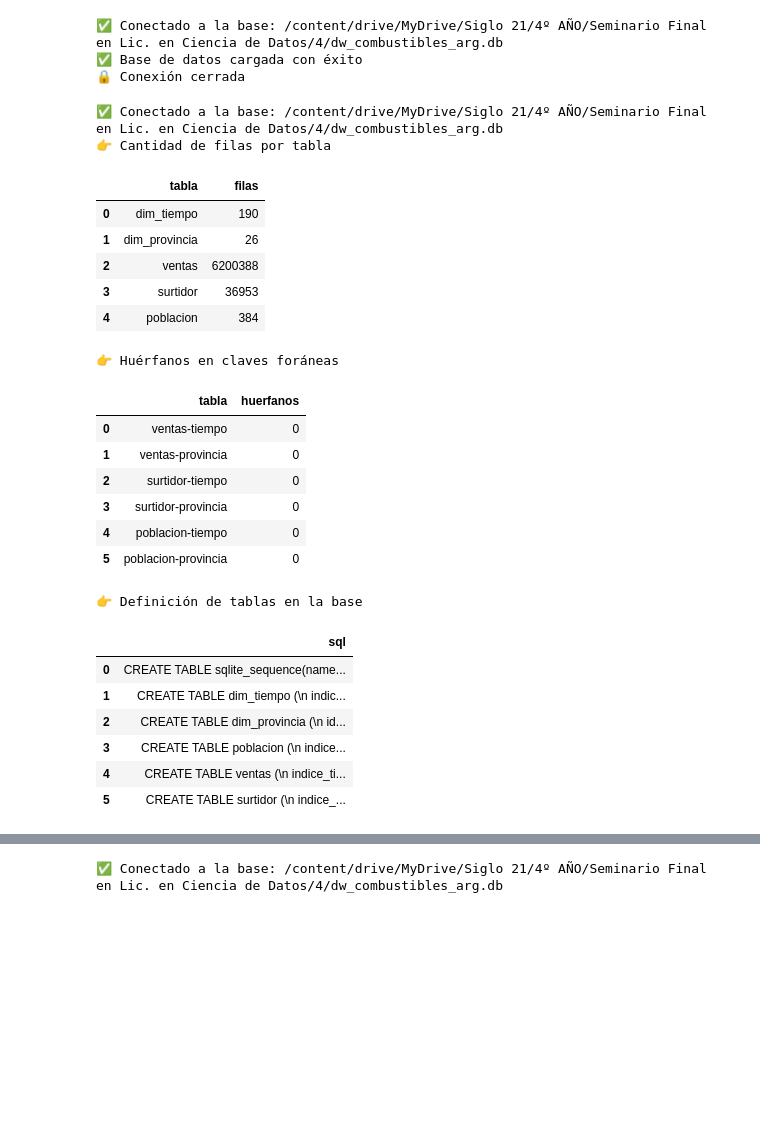
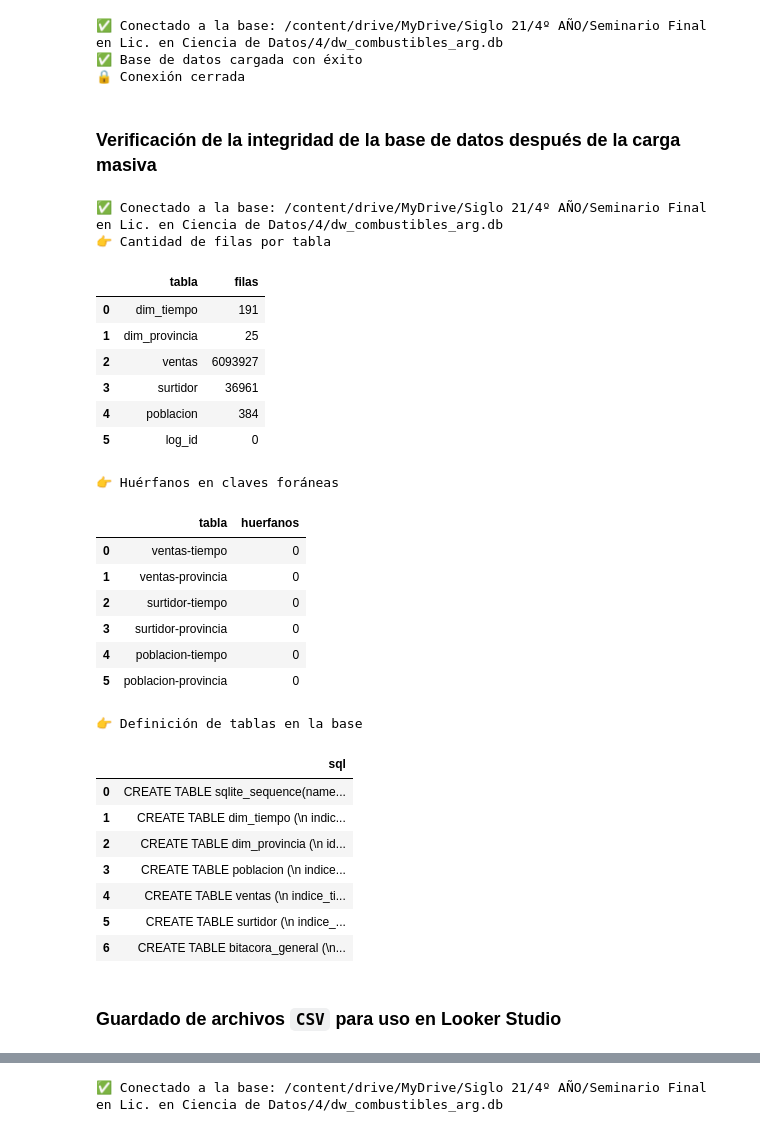
Before and after one commit to KizuCode/argentina-fuel-analysis, a Jupyter notebook: tp_4_limpieza_csv_combustibles.ipynb, the cells around one changed output, grey strips where cells are left out. Drawn from its saved outputs; the diff is of its cells as text; code cells hidden in the pictures; blank space fills up the shorter version.

```diff
--- a/tp_4_limpieza_csv_combustibles.ipynb
+++ b/tp_4_limpieza_csv_combustibles.ipynb
@@ -151,25 +198,20 @@ print(f"✅ Archivo guardado en: {output_file}")
 # %%
+# Limpieza y normalización de la tabla ventas
 ventas = ventas.drop("tipodecomercializacion", axis=1, errors="ignore")
+ventas = ventas.rename(columns={"subtipodecomercializacion": "sector"})
+ventas = ventas[ventas["pais"].isin(["ARGENTINA", "no aplica"])]
+ventas = ventas[~ventas["provincia"].isin(["S/D", "Provincia"])]
 
-ventas = ventas.rename(columns={"subtipodecomercializacion": "sector"})
-
-ventas = ventas[ventas["pais"].isin(["ARGENTINA", "no aplica"])]
-
-# Normalizar provincias
-ventas['provincia'] = ventas['provincia'].replace({
-    "Provincia": "SIN DATOS",
-    "S/D": "SIN DATOS",
+# Normalizar provincias y sectores
+ventas["provincia"] = ventas["provincia"].replace({
     "no aplica": "Estado Nacional"
 })
+ventas.loc[(ventas["provincia"] == "Estado Nacional") & (ventas["sector"] == "S/N"), "sector"] = "Estado Nacional"
 
-# Normalizar sector en coherencia
-ventas.loc[(ventas['provincia'] == "Estado Nacional") & (ventas['sector'] == "S/N"), 'sector'] = "Estado Nacional"
-ventas.loc[(ventas['provincia'] == "SIN DATOS") & (ventas['sector'] == "S/N"), 'sector'] = "SIN DATOS"
-ventas['sector'] = ventas['sector'].replace("S/N", "SIN DATOS")
-
+# Limpiar nombres de productos y campos de texto
 ventas["producto"] = ventas["producto"].str.replace(r"\s*\([^)]*\)$", "", regex=True).str.strip()
-
-for col in ['empresa', 'sector', 'producto', 'unidad', 'provincia', 'pais', 'indice_tiempo']:
+for col in ["empresa", "sector", "producto", "unidad", "provincia", "pais", "indice_tiempo"]:
     ventas[col] = ventas[col].apply(lambda x: x.strip() if isinstance(x, str) else x)
 
+# Eliminar duplicados y quedarse con la primera aparición
 ventas = ventas.drop_duplicates(keep="first")
@@ -574,13 +726,15 @@ finally:
 ✅ Conectado a la base: /content/drive/MyDrive/Siglo 21/4º AÑO/Seminario Final en Lic. en Ciencia de Datos/4/dw_combustibles_arg.db
 ✅ Base de datos cargada con éxito
 🔒 Conexión cerrada
+# %% [markdown]
+### Verificación de la integridad de la base de datos después de la carga masiva
 # %%
 # Conectar a la base
 conn = sqlite3.connect(db_file)
 cursor = conn.cursor()
 print(f"✅ Conectado a la base: {db_file}")
 
-# 1) Contar filas en cada tabla
+# Contar filas de cada tabla
 q1 = """
 SELECT 'dim_tiempo' AS tabla, COUNT(*) AS filas FROM dim_tiempo
 UNION ALL
@@ -590,12 +744,14 @@ SELECT 'ventas', COUNT(*) FROM ventas
 UNION ALL
 SELECT 'surtidor', COUNT(*) FROM surtidor
 UNION ALL
-SELECT 'poblacion', COUNT(*) FROM poblacion;
+SELECT 'poblacion', COUNT(*) FROM poblacion
+UNION ALL
+SELECT 'log_id', COUNT(*) FROM bitacora_general;
 """
 print("👉 Cantidad de filas por tabla")
 display(pd.read_sql(q1, conn))
 
-# 2) Chequear integridad de claves foráneas
+# Examinar integridad de claves foráneas
 q2 = """
 -- Ventas: FK hacia dim_tiempo
 SELECT 'ventas-tiempo' AS tabla, COUNT(*) AS huerfanos
@@ -623,39 +779,40 @@ SELECT 'surtidor-provincia', COUNT(*)
 FROM surtidor s
 LEFT JOIN dim_provincia p ON s.id_provincia = p.id_provincia
 WHERE p.id_provincia IS NULL
 
 UNION ALL
 -- Poblacion: FK hacia dim_tiempo
 SELECT 'poblacion-tiempo', COUNT(*)
 FROM poblacion pb
 LEFT JOIN dim_tiempo t ON pb.indice_tiempo = t.indice_tiempo
 WHERE t.indice_tiempo IS NULL
 
 UNION ALL
 -- Poblacion: FK hacia dim_provincia
 SELECT 'poblacion-provincia', COUNT(*)
 FROM poblacion pb
 LEFT JOIN dim_provincia p ON pb.id_provincia = p.id_provincia
 WHERE p.id_provincia IS NULL;
 """
 print("👉 Huérfanos en claves foráneas")
 display(pd.read_sql(q2, conn))
 
-# 3) Ver estructura de tablas
+# Ver estructura de tablas
 q3 = "SELECT sql FROM sqlite_master WHERE type='table';"
 print("👉 Definición de tablas en la base")
 display(pd.read_sql(q3, conn))
 
 conn.close()
 # %% [output]
 ✅ Conectado a la base: /content/drive/MyDrive/Siglo 21/4º AÑO/Seminario Final en Lic. en Ciencia de Datos/4/dw_combustibles_arg.db
 👉 Cantidad de filas por tabla
 |  | tabla | filas |
-| 0 | dim_tiempo | 190 |
-| 1 | dim_provincia | 26 |
-| 2 | ventas | 6200388 |
-| 3 | surtidor | 36953 |
+| 0 | dim_tiempo | 191 |
+| 1 | dim_provincia | 25 |
+| 2 | ventas | 6093927 |
+| 3 | surtidor | 36961 |
 | 4 | poblacion | 384 |
+| 5 | log_id | 0 |
 👉 Huérfanos en claves foráneas
 |  | tabla | huerfanos |
 | 0 | ventas-tiempo | 0 |
@@ -672,4 +829,7 @@ conn.close()
 | 3 | CREATE TABLE poblacion (\n indice... |
 | 4 | CREATE TABLE ventas (\n indice_ti... |
 | 5 | CREATE TABLE surtidor (\n indice_... |
+| 6 | CREATE TABLE bitacora_general (\n... |
+# %% [markdown]
+### Guardado de archivos `CSV` para uso en Looker Studio
 # %%
```
Also changed, not shown: parts of 39 cells of this notebook.
